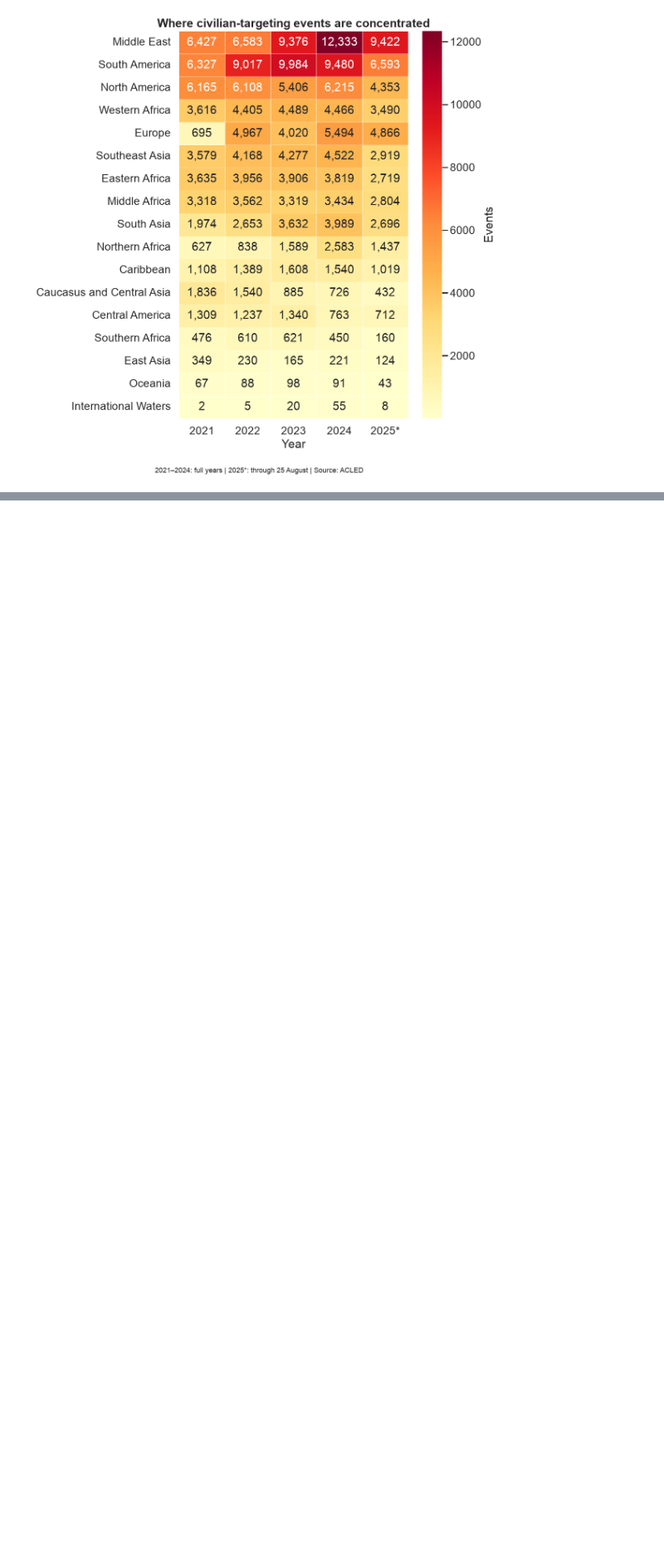
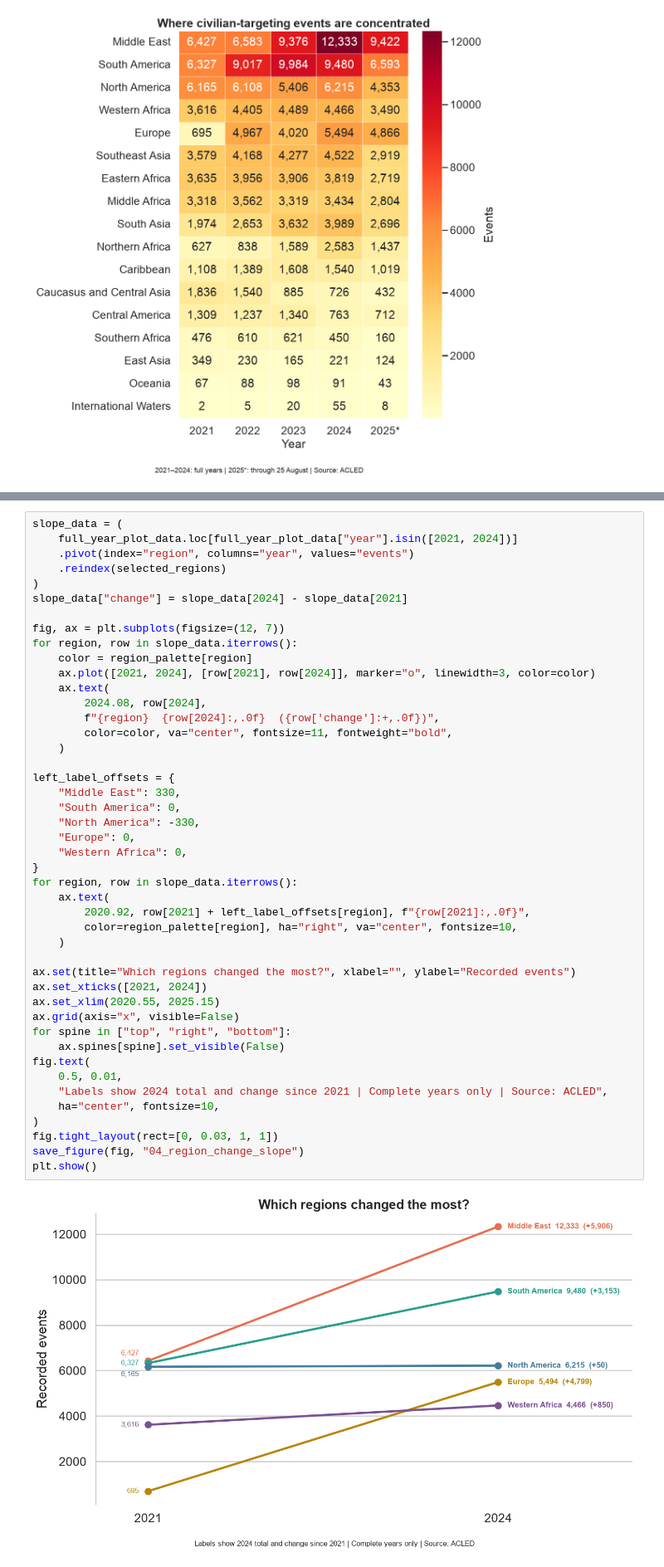
Before and after one commit to nikswh/datavisualization-project, a Jupyter notebook: 02_acled_eda.ipynb, the cells around one changed output, grey strips where cells are left out. Shown at 83% size. Drawn from its saved outputs; the diff is of its cells as text; blank space fills up the shorter version.

```diff
--- a/02_acled_eda.ipynb
+++ b/02_acled_eda.ipynb
@@ -311 +325,48 @@ plt.show()
+# %%
+slope_data = (
+    full_year_plot_data.loc[full_year_plot_data["year"].isin([2021, 2024])]
+    .pivot(index="region", columns="year", values="events")
+    .reindex(selected_regions)
+)
+slope_data["change"] = slope_data[2024] - slope_data[2021]
+
+fig, ax = plt.subplots(figsize=(12, 7))
+for region, row in slope_data.iterrows():
+    color = region_palette[region]
+    ax.plot([2021, 2024], [row[2021], row[2024]], marker="o", linewidth=3, color=color)
+    ax.text(
+        2024.08, row[2024],
+        f"{region}  {row[2024]:,.0f}  ({row['change']:+,.0f})",
+        color=color, va="center", fontsize=11, fontweight="bold",
+    )
+
+left_label_offsets = {
+    "Middle East": 330,
+    "South America": 0,
+    "North America": -330,
+    "Europe": 0,
+    "Western Africa": 0,
+}
+for region, row in slope_data.iterrows():
+    ax.text(
+        2020.92, row[2021] + left_label_offsets[region], f"{row[2021]:,.0f}",
+        color=region_palette[region], ha="right", va="center", fontsize=10,
+    )
+
+ax.set(title="Which regions changed the most?", xlabel="", ylabel="Recorded events")
+ax.set_xticks([2021, 2024])
+ax.set_xlim(2020.55, 2025.15)
+ax.grid(axis="x", visible=False)
+for spine in ["top", "right", "bottom"]:
+    ax.spines[spine].set_visible(False)
+fig.text(
+    0.5, 0.01,
+    "Labels show 2024 total and change since 2021 | Complete years only | Source: ACLED",
+    ha="center", fontsize=10,
+)
+fig.tight_layout(rect=[0, 0.03, 1, 1])
+save_figure(fig, "04_region_change_slope")
+plt.show()
+# %% [output]
+[figure, added]
 # %% [markdown]
```
Also changed, not shown: parts of 12 cells of this notebook, 3 other files.
